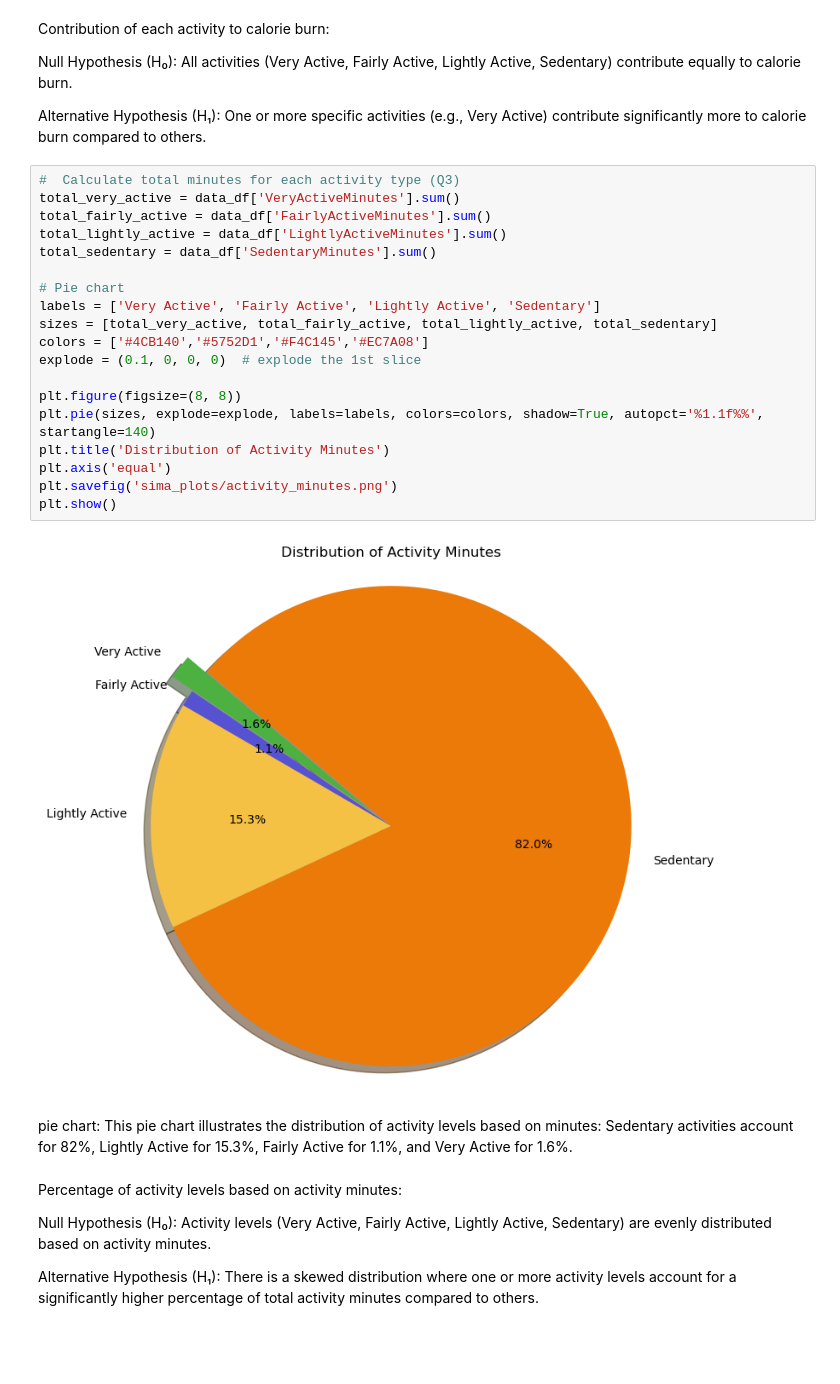
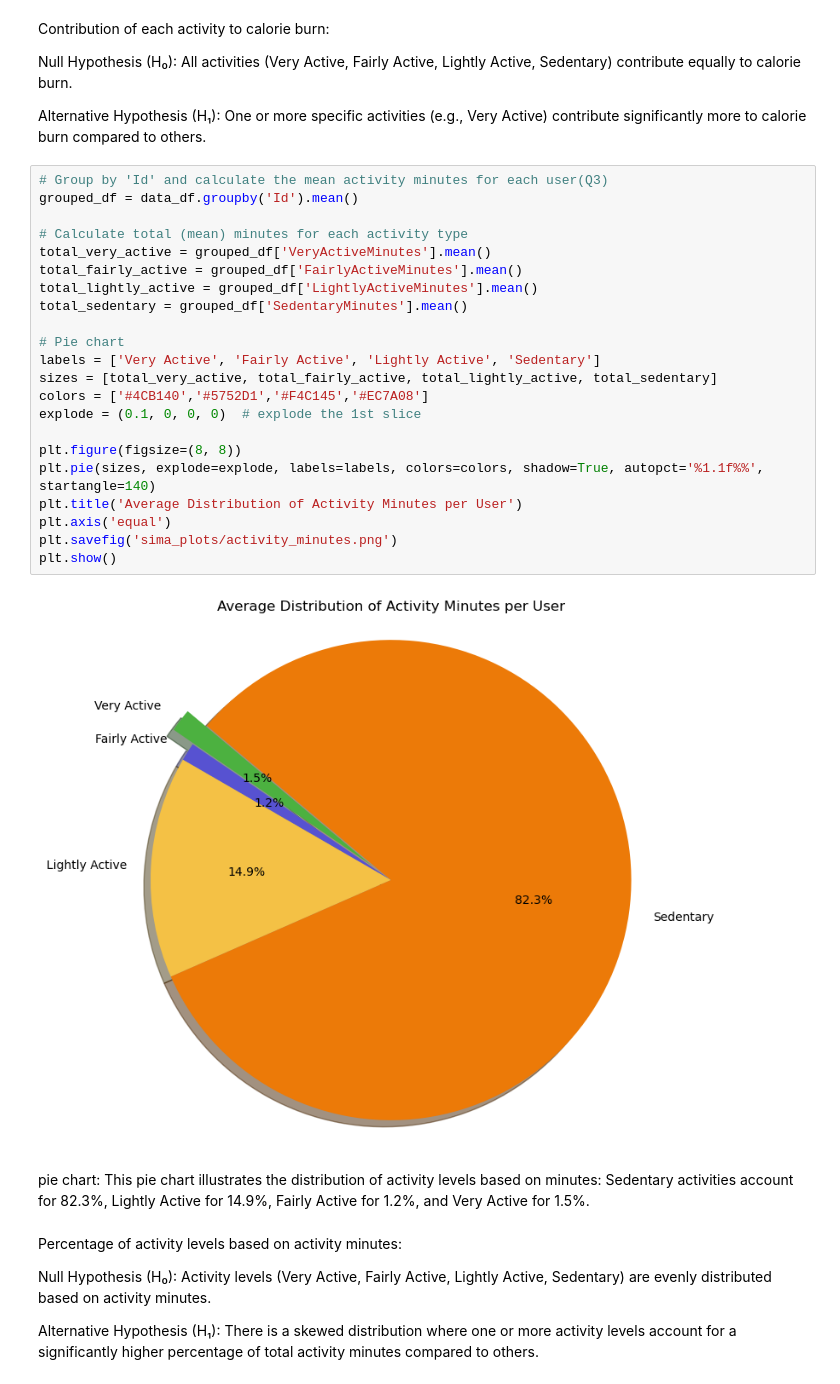
Before and after one commit to kinnith246/Project-1---Group-3, a Jupyter notebook: Dataset/sima_report.ipynb, the cells around one changed output. Saved outputs shown, nothing was run; the diff lists cells and outputs as text; blank space fills up the shorter version.

```diff
--- a/Dataset/sima_report.ipynb
+++ b/Dataset/sima_report.ipynb
@@ -70,28 +79,31 @@ Null Hypothesis (H₀): All activities (Very Active, Fairly Active, Lightly Acti
 
 Alternative Hypothesis (H₁): One or more specific activities (e.g., Very Active) contribute significantly more to calorie burn compared to others.
 # %%
-#  Calculate total minutes for each activity type (Q3)
-total_very_active = data_df['VeryActiveMinutes'].sum()
-total_fairly_active = data_df['FairlyActiveMinutes'].sum()
-total_lightly_active = data_df['LightlyActiveMinutes'].sum()
-total_sedentary = data_df['SedentaryMinutes'].sum()
+# Group by 'Id' and calculate the mean activity minutes for each user(Q3)
+grouped_df = data_df.groupby('Id').mean()
+
+# Calculate total (mean) minutes for each activity type
+total_very_active = grouped_df['VeryActiveMinutes'].mean()
+total_fairly_active = grouped_df['FairlyActiveMinutes'].mean()
+total_lightly_active = grouped_df['LightlyActiveMinutes'].mean()
+total_sedentary = grouped_df['SedentaryMinutes'].mean()
 
 # Pie chart
 labels = ['Very Active', 'Fairly Active', 'Lightly Active', 'Sedentary']
 sizes = [total_very_active, total_fairly_active, total_lightly_active, total_sedentary]
 colors = ['#4CB140','#5752D1','#F4C145','#EC7A08']
 explode = (0.1, 0, 0, 0)  # explode the 1st slice
 
 plt.figure(figsize=(8, 8))
 plt.pie(sizes, explode=explode, labels=labels, colors=colors, shadow=True, autopct='%1.1f%%', startangle=140)
-plt.title('Distribution of Activity Minutes')
+plt.title('Average Distribution of Activity Minutes per User')
 plt.axis('equal')
 plt.savefig('sima_plots/activity_minutes.png')
 plt.show()
 # %% [output]
-[figure, old version]
+[figure, new version]
 # %% [markdown]
-pie chart: This pie chart illustrates the distribution of activity levels based on minutes: Sedentary activities account for 82%, Lightly Active for 15.3%, Fairly Active for 1.1%, and Very Active for 1.6%.
+pie chart: This pie chart illustrates the distribution of activity levels based on minutes: Sedentary activities account for 82.3%, Lightly Active for 14.9%, Fairly Active for 1.2%, and Very Active for 1.5%.
 # %% [markdown]
 Percentage of activity levels based on activity minutes:
 
```
Also changed, not shown: parts of 2 cells of this notebook, 6 other files.
